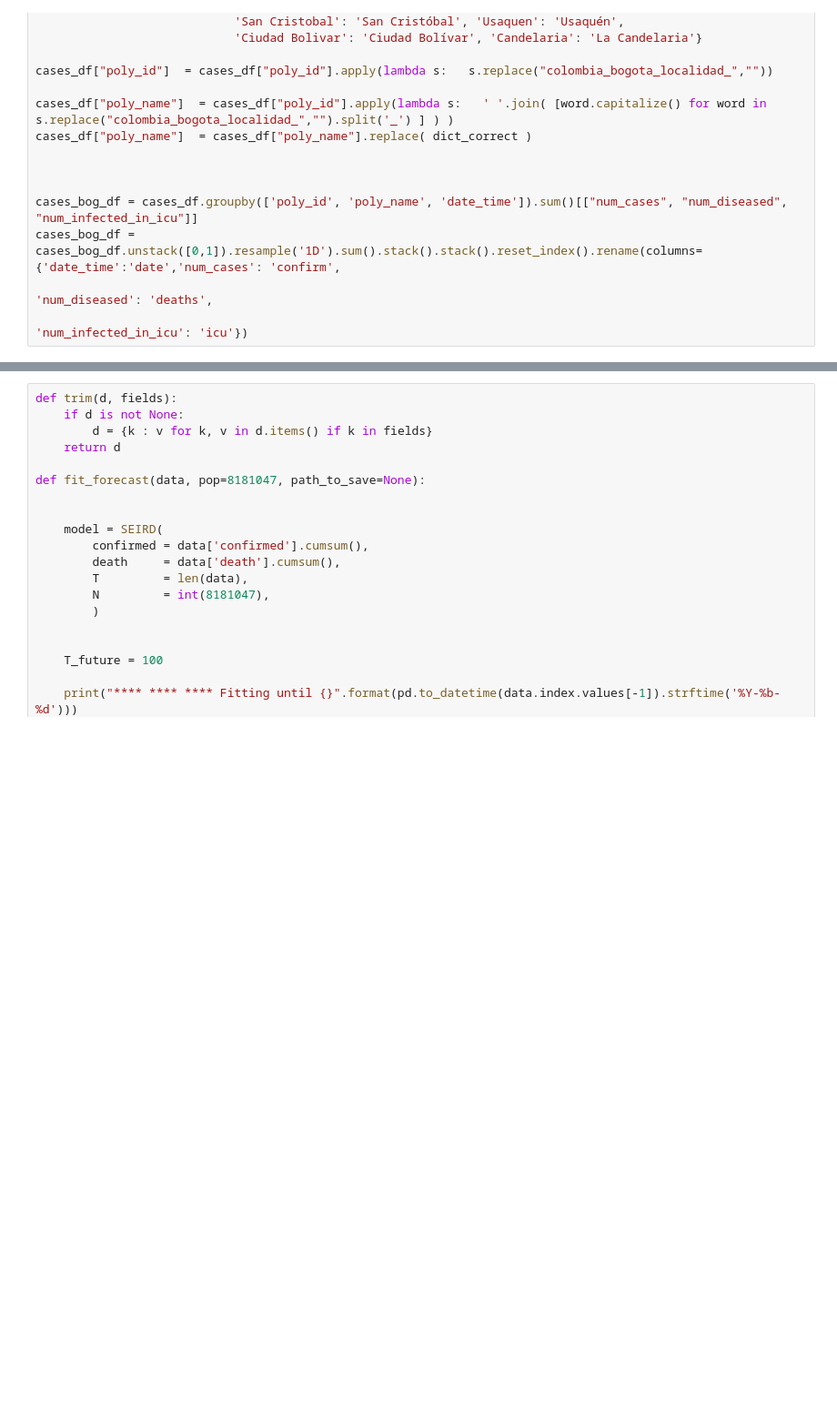
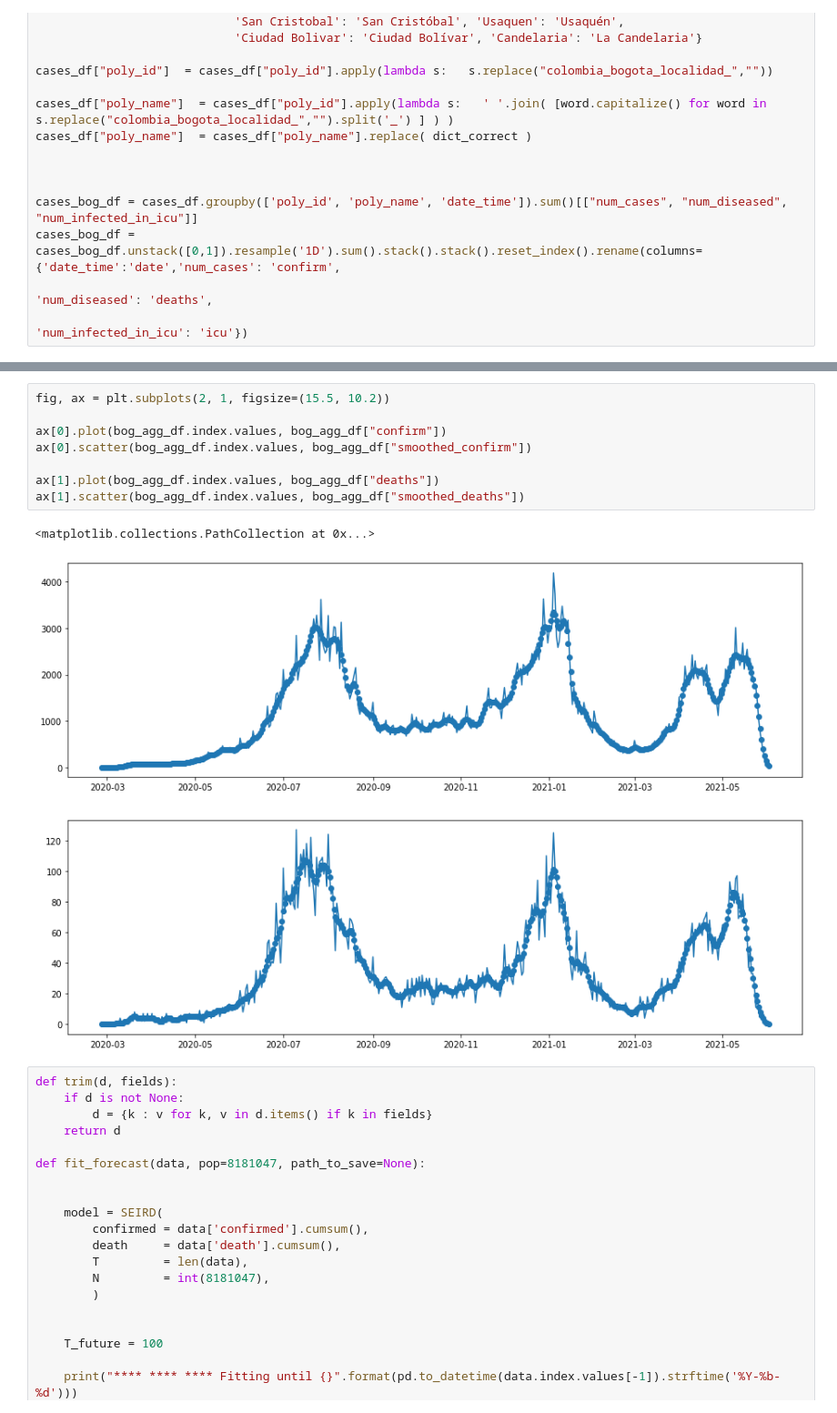
Before and after one commit to ChaosDonkey06/bogota_covid19_lockdowns, a Jupyter notebook: conterfactuals/conterfactuals_sims.ipynb, the cells around one changed output, grey strips where cells are left out. Shown at 91% size. Saved outputs shown, nothing was run; the diff lists cells and outputs as text; blank space fills up the shorter version.

```diff
--- a/conterfactuals/conterfactuals_sims.ipynb
+++ b/conterfactuals/conterfactuals_sims.ipynb
@@ -68,3 +91,14 @@ bog_agg_df
+# %%
+fig, ax = plt.subplots(2, 1, figsize=(15.5, 10.2))
+
+ax[0].plot(bog_agg_df.index.values, bog_agg_df["confirm"])
+ax[0].scatter(bog_agg_df.index.values, bog_agg_df["smoothed_confirm"])
+
+ax[1].plot(bog_agg_df.index.values, bog_agg_df["deaths"])
+ax[1].scatter(bog_agg_df.index.values, bog_agg_df["smoothed_deaths"])
+# %% [output]
+<matplotlib.collections.PathCollection at 0x...>
+[figure, added]
 # %%
 def trim(d, fields):
     if d is not None:
```
Also changed, not shown: parts of 2 cells of this notebook, 2 other files.
